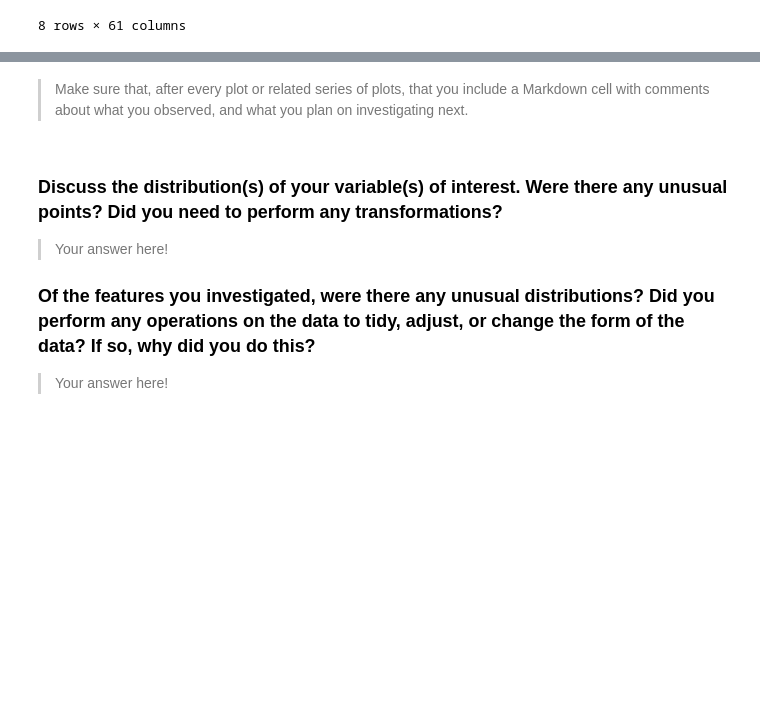
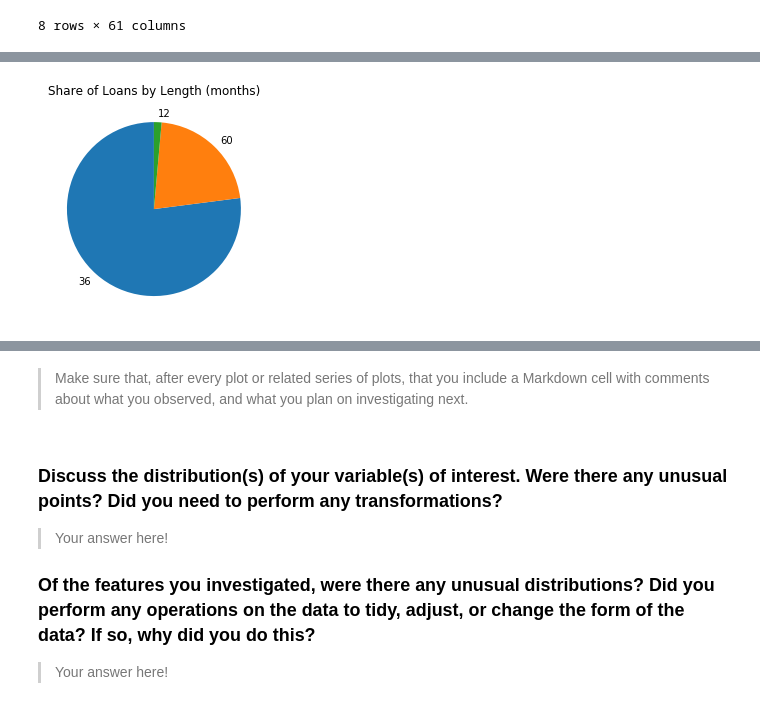
Before and after one commit to RosvitaR/Visualisation-Practice, a Jupyter notebook: exploration_template.ipynb, the cells around one changed output, grey strips where cells are left out. Drawn from its saved outputs; the diff is of its cells as text; code cells hidden in the pictures; blank space fills up the shorter version.

```diff
--- a/exploration_template.ipynb
+++ b/exploration_template.ipynb
@@ -159,0 +171,6 @@ and prepare yourself to look at relationships between variables.
+# %%
+length = loans['Term'].value_counts()
+plt.pie(length, labels = length.index, startangle = 90)
+plt.title('Share of Loans by Length (months)');
+# %% [output]
+[figure, added]
```
Also changed, not shown: parts of 11 cells of this notebook.
